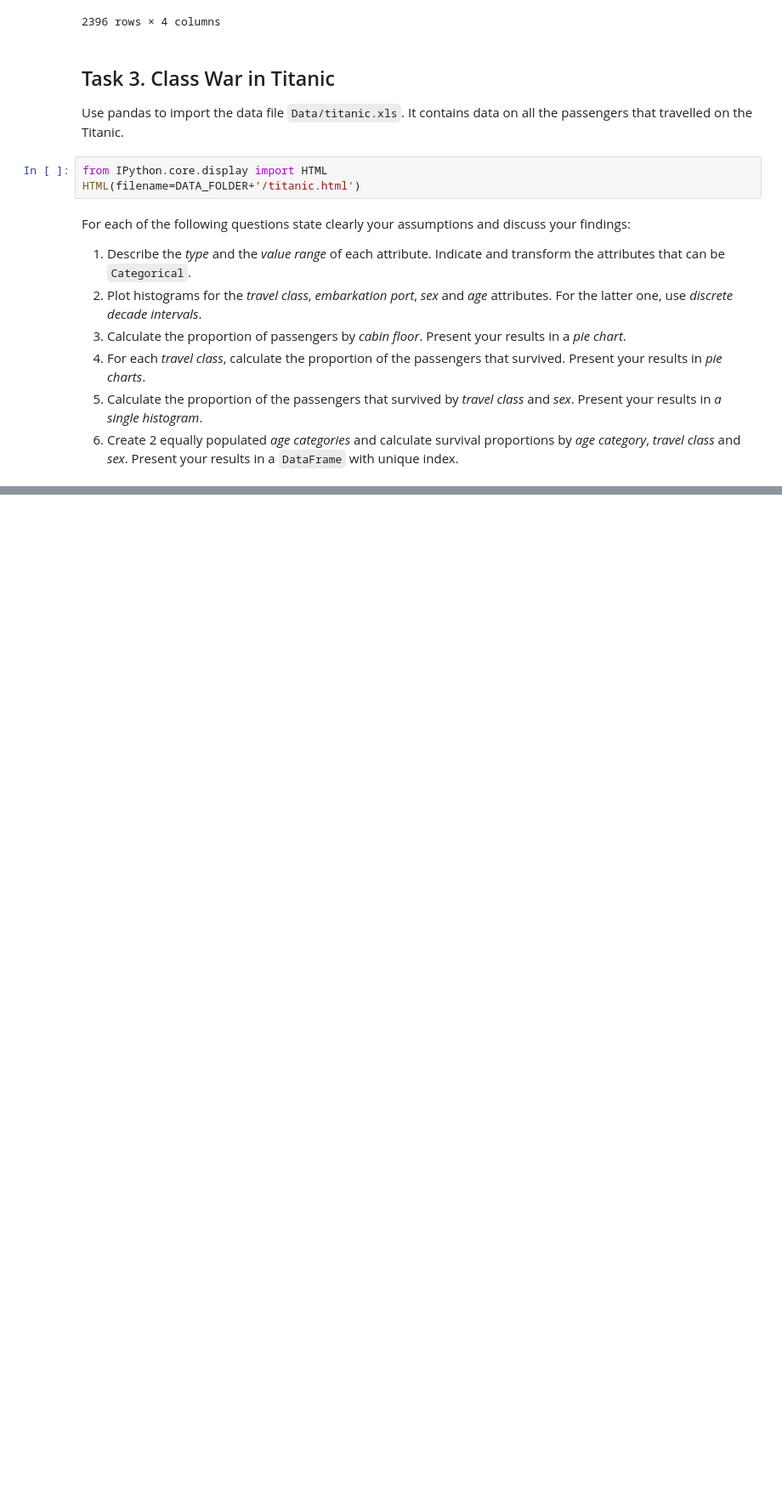
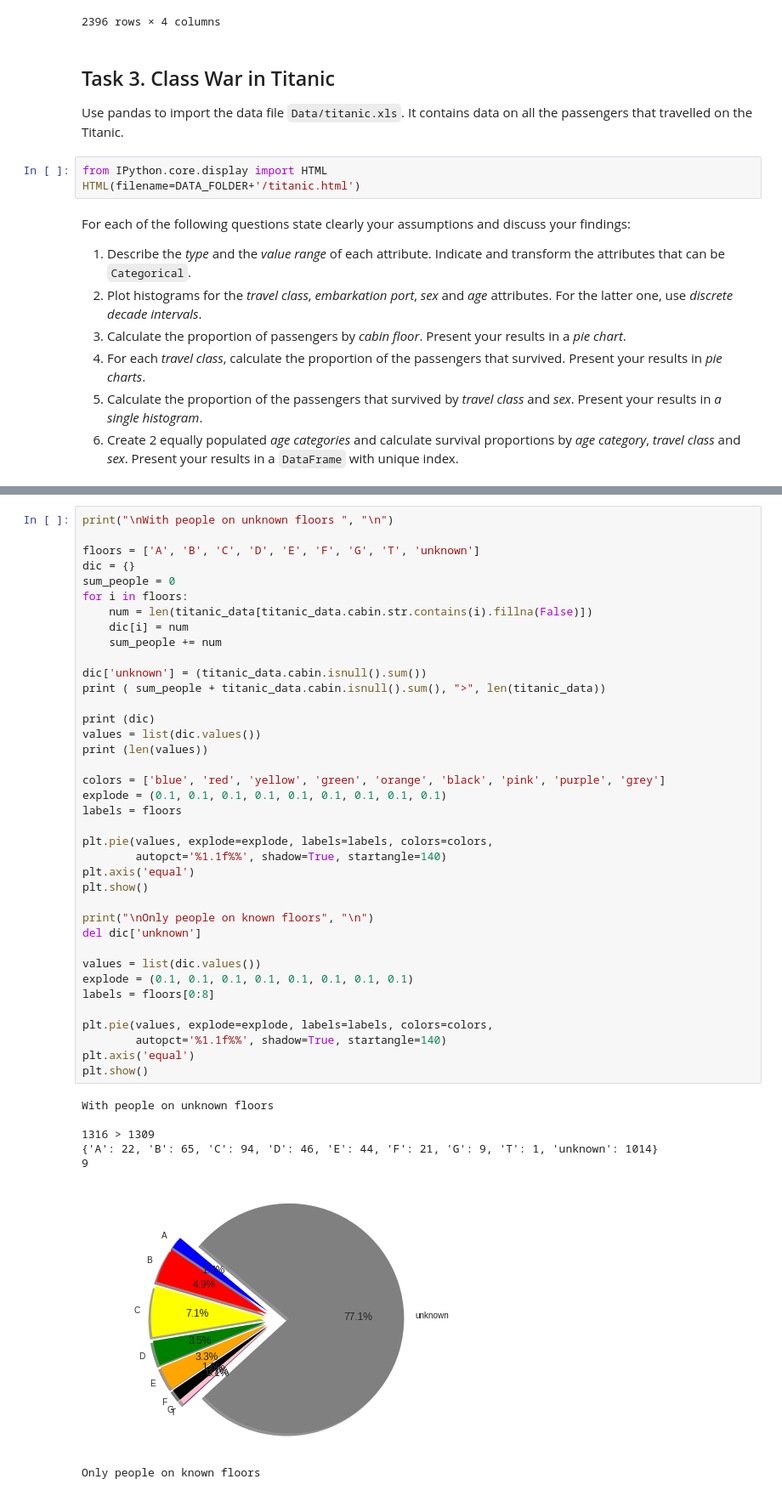
Before and after one commit to MsSquirrel/ADA---MAK, a Jupyter notebook: Homework 1.ipynb, the cells around one changed output, grey strips where cells are left out. Shown: that part at 85% size. Saved outputs shown, nothing was run; the diff lists cells and outputs as text; blank space fills up the shorter version.

```diff
--- a/Homework 1.ipynb
+++ b/Homework 1.ipynb
@@ -155,0 +237,46 @@ For each of the following questions state clearly your assumptions and discuss y
+# %%
+print("\nWith people on unknown floors ", "\n")
+
+floors = ['A', 'B', 'C', 'D', 'E', 'F', 'G', 'T', 'unknown']
+dic = {}
+sum_people = 0
+for i in floors:
+    num = len(titanic_data[titanic_data.cabin.str.contains(i).fillna(False)])
+    dic[i] = num
+    sum_people += num
+
+dic['unknown'] = (titanic_data.cabin.isnull().sum())
+print ( sum_people + titanic_data.cabin.isnull().sum(), ">", len(titanic_data))
+
+print (dic)
+values = list(dic.values())
+print (len(values))
+
+colors = ['blue', 'red', 'yellow', 'green', 'orange', 'black', 'pink', 'purple', 'grey']
+explode = (0.1, 0.1, 0.1, 0.1, 0.1, 0.1, 0.1, 0.1, 0.1)
+labels = floors
+
+plt.pie(values, explode=explode, labels=labels, colors=colors,
+        autopct='%1.1f%%', shadow=True, startangle=140)
+plt.axis('equal')
+plt.show()
+
+print("\nOnly people on known floors", "\n")
+del dic['unknown']
+
+values = list(dic.values())
+explode = (0.1, 0.1, 0.1, 0.1, 0.1, 0.1, 0.1, 0.1)
+labels = floors[0:8]
+
+plt.pie(values, explode=explode, labels=labels, colors=colors,
+        autopct='%1.1f%%', shadow=True, startangle=140)
+plt.axis('equal')
+plt.show()
+# %% [output]
+With people on unknown floors
+
+1316 > 1309
+{'A': 22, 'B': 65, 'C': 94, 'D': 46, 'E': 44, 'F': 21, 'G': 9, 'T': 1, 'unknown': 1014}
+9
+[figure, added]
+Only people on known floors
```
Also changed, not shown: parts of 15 cells of this notebook.
